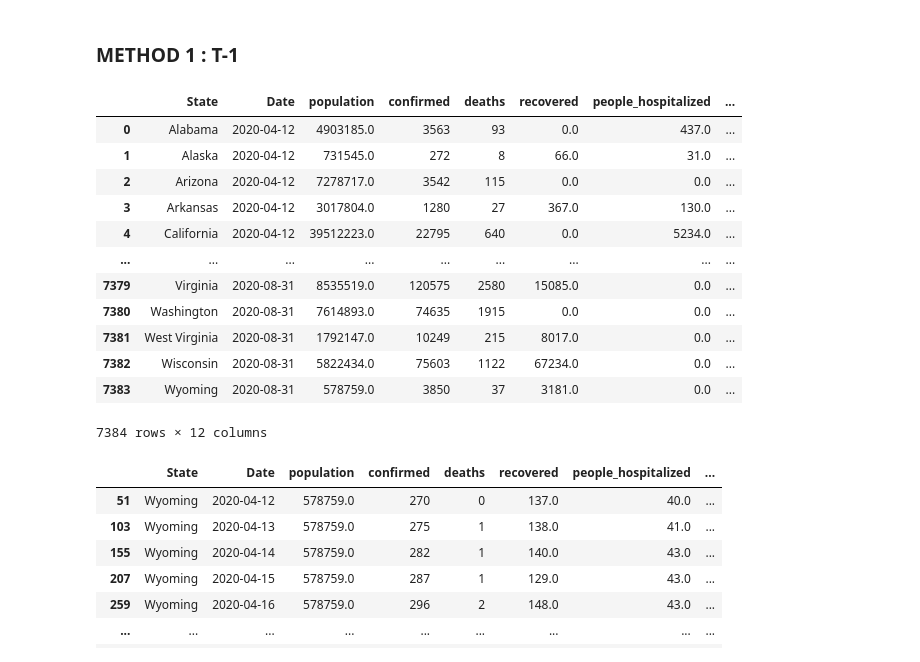
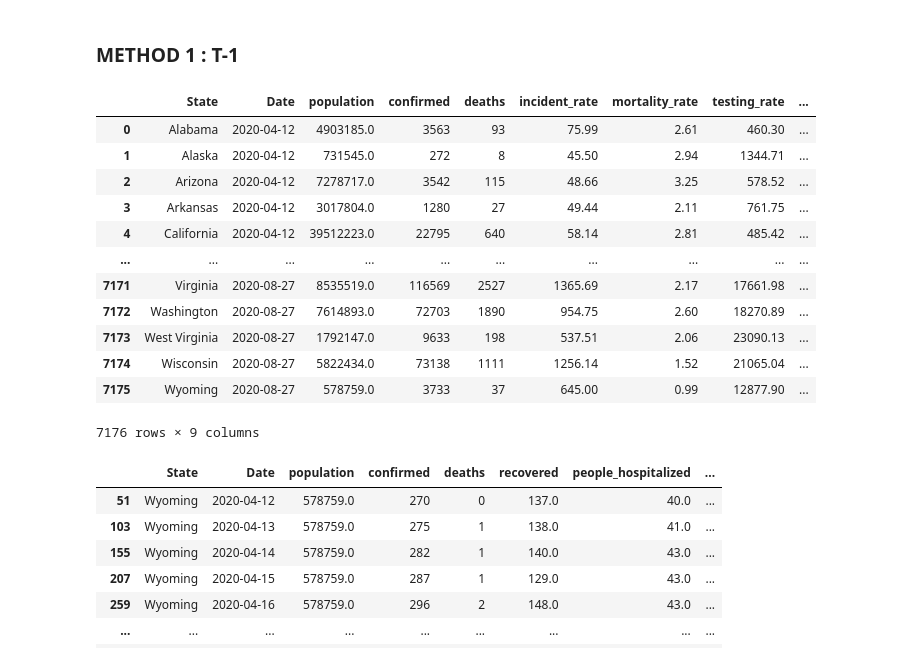
Before and after one commit to lucasleforest/temporal_prescriptive_analysis, a Jupyter notebook: models.ipynb, the cells around one changed output. Saved outputs shown, nothing was run; the diff lists cells and outputs as text; code cells hidden in the pictures.

```diff
--- a/models.ipynb
+++ b/models.ipynb
@@ -17,24 +17,24 @@ from datetime import datetime, timedelta
 # %% [markdown]
 ### METHOD 1 : T-1
 # %%
-df = pd.read_csv("data/fnal_df.csv", index_col = 0)
+df = pd.read_csv("data/final_df_drop.csv", index_col = 0)
 df.sort_values(["Date", "State"], inplace = True)
 df.reset_index(drop = True, inplace = True)
 df
 # %% [output]
-|  | State | Date | population | confirmed | deaths | recovered | people_hospitalized | ... |
-| 0 | Alabama | 2020-04-12 | 4903185.0 | 3563 | 93 | 0.0 | 437.0 | ... |
-| 1 | Alaska | 2020-04-12 | 731545.0 | 272 | 8 | 66.0 | 31.0 | ... |
-| 2 | Arizona | 2020-04-12 | 7278717.0 | 3542 | 115 | 0.0 | 0.0 | ... |
-| 3 | Arkansas | 2020-04-12 | 3017804.0 | 1280 | 27 | 367.0 | 130.0 | ... |
-| 4 | California | 2020-04-12 | 39512223.0 | 22795 | 640 | 0.0 | 5234.0 | ... |
-| ... | ... | ... | ... | ... | ... | ... | ... | ... |
-| 7379 | Virginia | 2020-08-31 | 8535519.0 | 120575 | 2580 | 15085.0 | 0.0 | ... |
-| 7380 | Washington | 2020-08-31 | 7614893.0 | 74635 | 1915 | 0.0 | 0.0 | ... |
-| 7381 | West Virginia | 2020-08-31 | 1792147.0 | 10249 | 215 | 8017.0 | 0.0 | ... |
-| 7382 | Wisconsin | 2020-08-31 | 5822434.0 | 75603 | 1122 | 67234.0 | 0.0 | ... |
-| 7383 | Wyoming | 2020-08-31 | 578759.0 | 3850 | 37 | 3181.0 | 0.0 | ... |
+|  | State | Date | population | confirmed | deaths | incident_rate | mortality_rate | testing_rate | ... |
+| 0 | Alabama | 2020-04-12 | 4903185.0 | 3563 | 93 | 75.99 | 2.61 | 460.30 | ... |
+| 1 | Alaska | 2020-04-12 | 731545.0 | 272 | 8 | 45.50 | 2.94 | 1344.71 | ... |
+| 2 | Arizona | 2020-04-12 | 7278717.0 | 3542 | 115 | 48.66 | 3.25 | 578.52 | ... |
+| 3 | Arkansas | 2020-04-12 | 3017804.0 | 1280 | 27 | 49.44 | 2.11 | 761.75 | ... |
+| 4 | California | 2020-04-12 | 39512223.0 | 22795 | 640 | 58.14 | 2.81 | 485.42 | ... |
+| ... | ... | ... | ... | ... | ... | ... | ... | ... | ... |
+| 7171 | Virginia | 2020-08-27 | 8535519.0 | 116569 | 2527 | 1365.69 | 2.17 | 17661.98 | ... |
+| 7172 | Washington | 2020-08-27 | 7614893.0 | 72703 | 1890 | 954.75 | 2.60 | 18270.89 | ... |
+| 7173 | West Virginia | 2020-08-27 | 1792147.0 | 9633 | 198 | 537.51 | 2.06 | 23090.13 | ... |
+| 7174 | Wisconsin | 2020-08-27 | 5822434.0 | 73138 | 1111 | 1256.14 | 1.52 | 21065.04 | ... |
+| 7175 | Wyoming | 2020-08-27 | 578759.0 | 3733 | 37 | 645.00 | 0.99 | 12877.90 | ... |
-7384 rows × 12 columns
+7176 rows × 9 columns
 # %%
 df[df.State == "Wyoming"]
 # %% [output]
```
Also changed, not shown: parts of 10 cells of this notebook.
